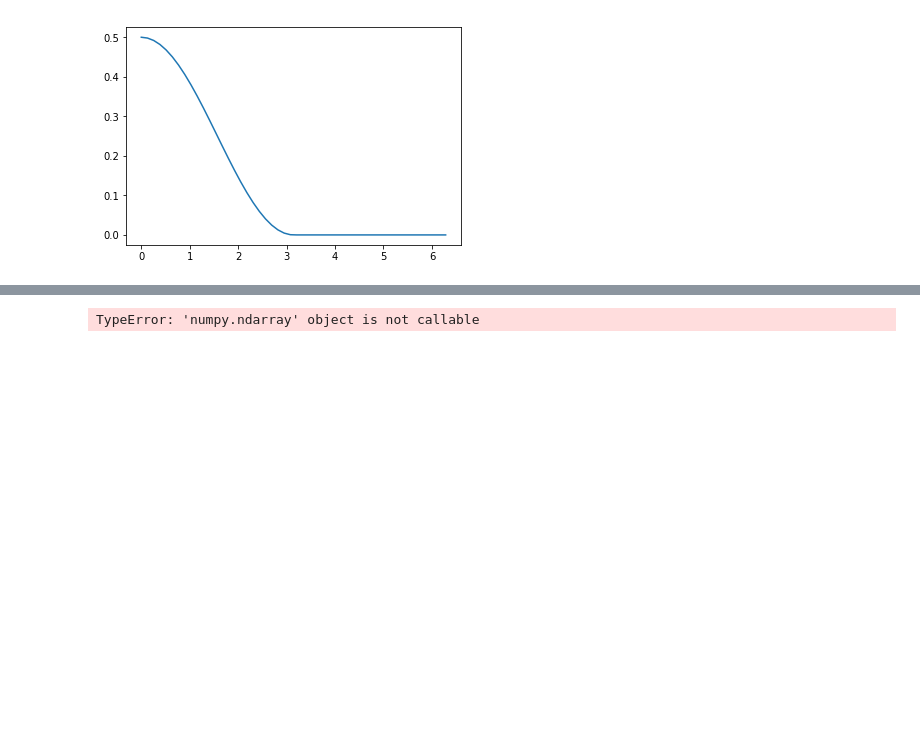
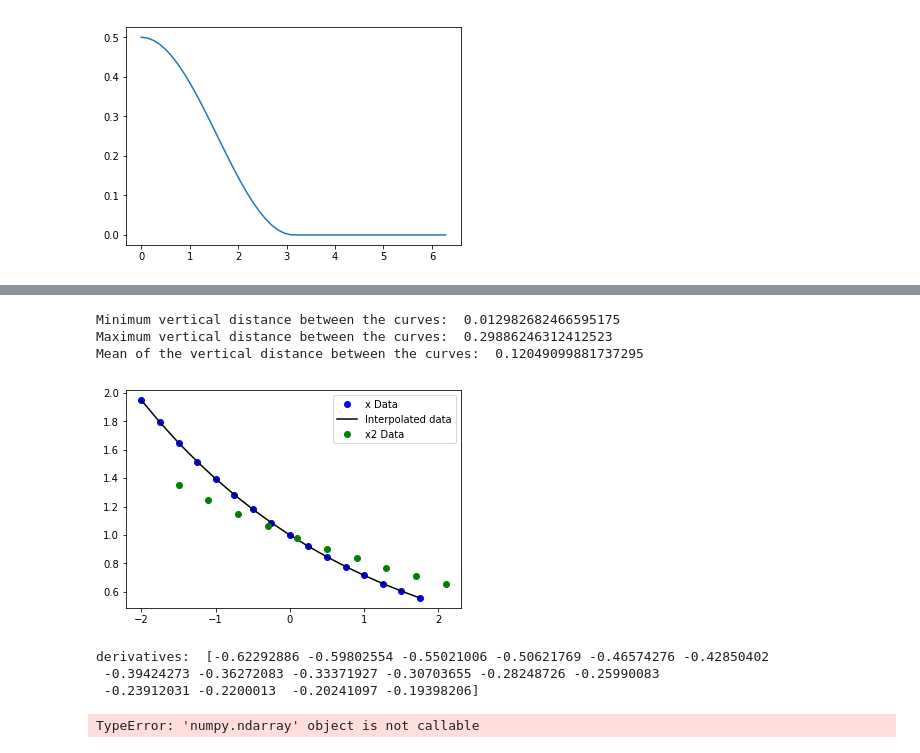
Before and after one commit to sunshinescience/tsdiff, a Jupyter notebook: tsdiff.ipynb, the cells around one changed output, grey strips where cells are left out. Saved outputs shown, nothing was run; the diff lists cells and outputs as text; code cells hidden in the pictures; blank space fills up the shorter version.

Commit message:
Computed min, max, mean between curves

```diff
--- a/tsdiff.ipynb
+++ b/tsdiff.ipynb
@@ -319,3 +275,67 @@ shape of y_values: (16,)
+# %%
+from scipy import interpolate
+
+x_values = np.arange(-2, 2, 0.25)
+y_values = np.exp(-x_values/3.0)
+x2_values = np.arange(-1.5, 2.5, 0.4)
+y2_values = np.exp(-x2_values/5.0)
+
+# Find the x- values that overlap
+x_values_min = min(x_values)
+x_values_max = max(x_values)
+x2_values_min = min(x2_values)
+x2_values_max =  max(x2_values)
+x_range_min = max(x_values_min, x2_values_min)
+x_range_max = min(x_values_max, x2_values_max)
+
+# Create a grid where we have a point at each integer value between -2 and 2 in the x directions
+#xx, yy = np.meshgrid(x_values, y_values)
+#plt.plot(xx, yy, marker='.', color='k', linestyle='none')
+
+# Interpolate the master curve
+f = interpolate.interp1d(x_values, y_values, kind='cubic')
+
+ynew = f(x_values)   # Use interpolation function returned by 'interp1d'
+
+x2_overlap_values = np.arange(x_range_min, x_range_max, 0.4) # X values that overlap, these are the overlap points with a designated step of 0.4 (similar to the step in x2_values)
+y_values_interp = f(x2_overlap_values) # This provides the y values of the black line (interpolated line) at the x values that are the green circles
+
+y2_overlap_values = np.exp(-np.arange(x_range_min, x_range_max, 0.4)/5.0)
+
+# Max, min, and mean between the curves
+y_distance = np.absolute(y_values_interp - y2_overlap_values) # Distance from the points on the (green dot) curve to the interpolated (master) curve along the y-axis
+print ('Minimum vertical distance between the curves: ', min(y_distance))
+print ('Maximum vertical distance between the curves: ', max(y_distance))
+print ('Mean of the vertical distance between the curves: ', np.mean(y_distance))
+
+# Plot the curves
+plt.plot(x_values, y_values, 'bo', label='x Data')
+plt.plot(x_values, ynew, 'k-', label='Interpolated data')
+plt.plot(x2_values, y2_values, 'go', label='x2 Data')
+plt.legend(loc='upper right')
+
+
+plt.show()
+
+# Get a normal to the curve, steps: see https://www.khanacademy.org/math/multivariable-calculus/integrating-multivariable-functions/line-integrals-in-vector-fields-articles/a/constructing-a-unit-normal-vector-to-curve
+# 1) Parameterize the curve, make sure that it is given parametrically
+# 2) Find a tangent vector, take the derivative at each point along the curve, which would be the tangent vector
+# 3) Rotate the tangent vector by 90 degrees, in other words, swap the two components and make one of them negative.  If you are rotating counterclockwise, make the first component negative; if you are rotating clockwise, make the second component negative.
+
+# Getting the tangent for each (blue) point along the interpolated curve
+dydx = np.gradient(y_values, x_values) # the derivative of y with respect to x
+#  Note: if dx isn't constant, then interpolate y with a constant dx, then calculate the gradient as above
+print ('derivatives: ', dydx) # Derivatives of the function (i.e., the interpolated curve)
+# print ('The first x-axis value is: ', x_values[0])
+# print ('The derivative at x=-2 is: ', dydx[0]) # Numerically find the derivative at x = -2
+# %% [output]
+Minimum vertical distance between the curves:  0.012982682466595175
+Maximum vertical distance between the curves:  0.29886246312412523
+Mean of the vertical distance between the curves:  0.12049099881737295
+[figure, added]
+derivatives:  [-0.62292886 -0.59802554 -0.55021006 -0.50621769 -0.46574276 -0.42850402
+ -0.39424273 -0.36272083 -0.33371927 -0.30703655 -0.28248726 -0.25990083
+ -0.23912031 -0.2200013  -0.20241097 -0.19398206]
 # %%
 # %% [output]
 TypeError: 'numpy.ndarray' object is not callable
```
Also changed, not shown: parts of 2 cells of this notebook.
